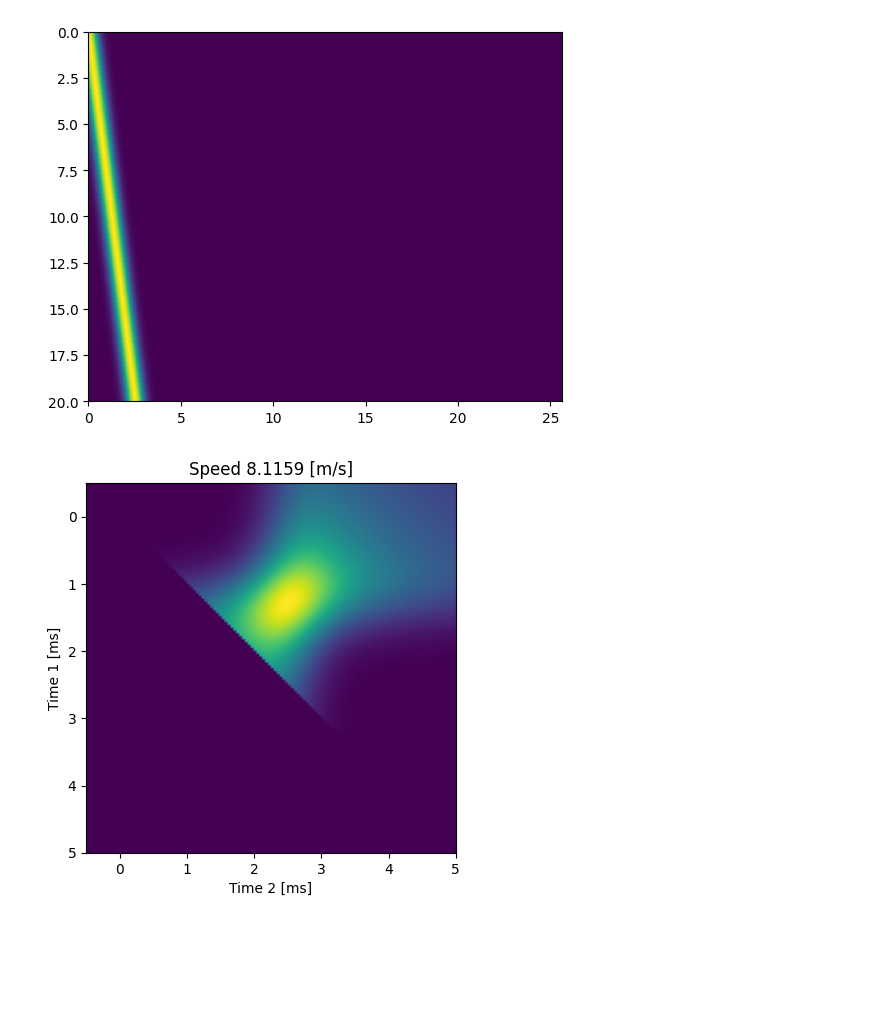
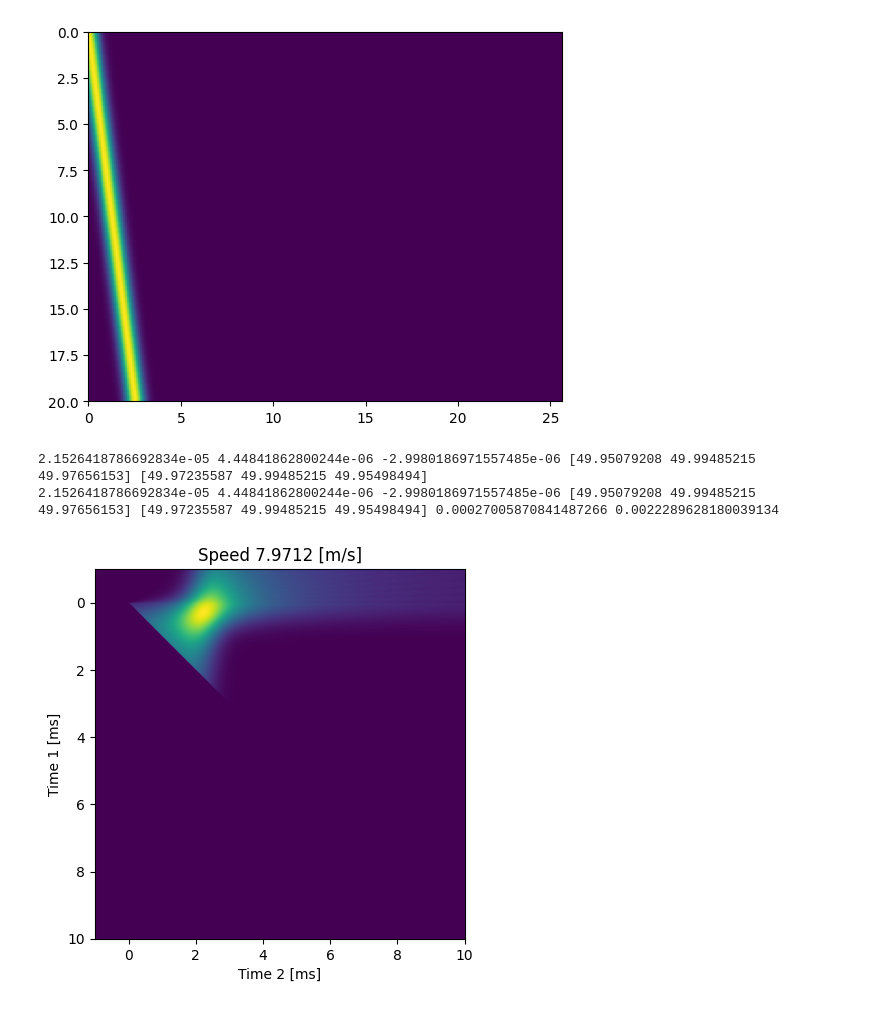
Before and after one commit to wewightman/pyusel-dispest, a Jupyter notebook: examples/swsestimation.ipynb, the cells around one changed output. Cells and saved outputs as stored; diff of their text form; code cells hidden in the pictures; blank space fills up the shorter version.

```diff
--- a/examples/swsestimation.ipynb
+++ b/examples/swsestimation.ipynb
@@ -41,13 +39,16 @@ c, sums, teval = swsradon(disp, lat, t, 10E-3, 20E-3, -0.5E-3, 5E-3, N=128, spee
 # %%
+c, sums, teval = swsradon(disp, lat, t, 2E-3, 18E-3, -1E-3, 10E-3, N=512, speedonly=False)
 extent = 1E3*np.array([
     np.min(teval), np.max(teval),
     np.max(teval), np.min(teval)
 ])
 plt.figure()
 plt.imshow(sums, extent=extent)
 plt.title(f"Speed {c:0.04f} [m/s]")
 plt.ylabel("Time 1 [ms]")
 plt.xlabel("Time 2 [ms]")
 plt.show()
 # %% [output]
+2.1526418786692834e-05 4.44841862800244e-06 -2.9980186971557485e-06 [49.95079208 49.99485215 49.97656153] [49.97235587 49.99485215 49.95498494]
+2.1526418786692834e-05 4.44841862800244e-06 -2.9980186971557485e-06 [49.95079208 49.99485215 49.97656153] [49.97235587 49.99485215 49.95498494] 0.00027005870841487266 0.0022289628180039134
-[figure, old version]
+[figure, new version]
```
Also changed, not shown: parts of 2 cells of this notebook.
